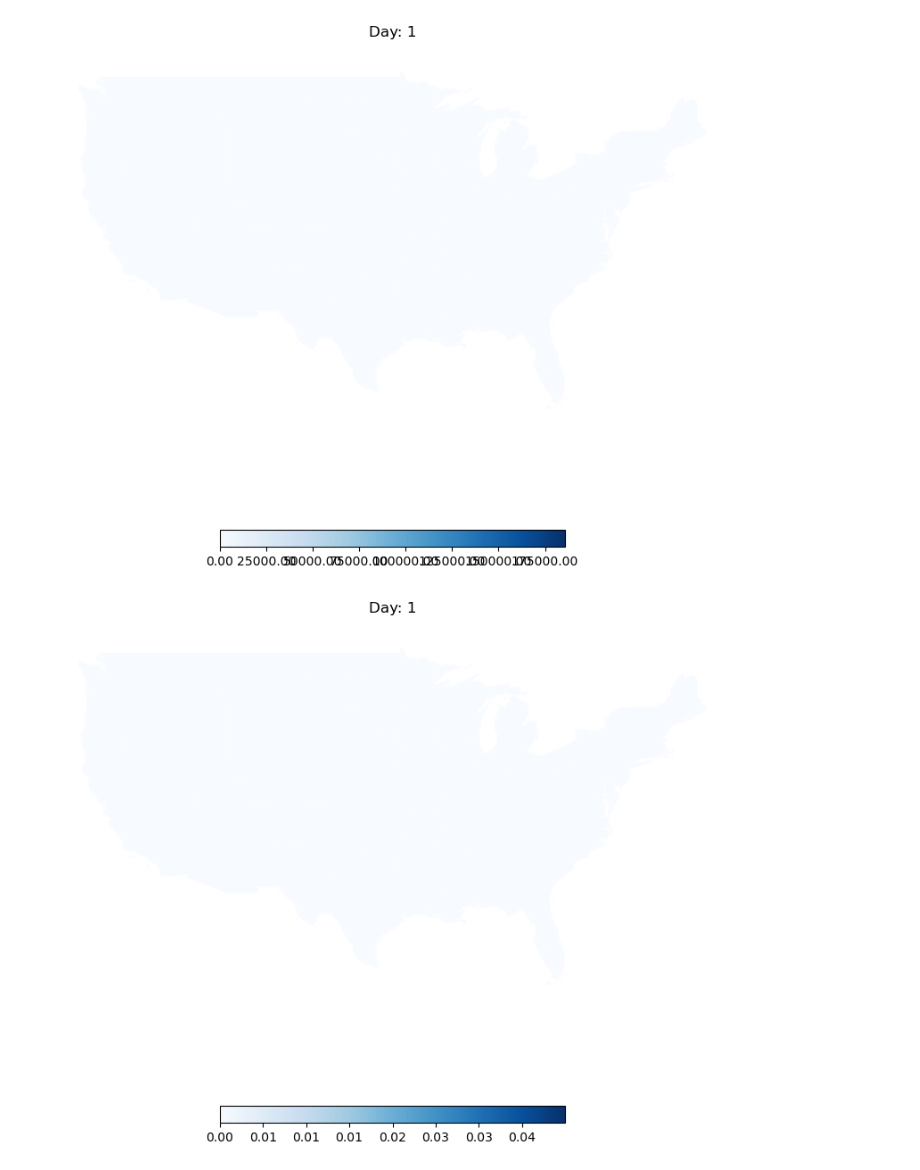
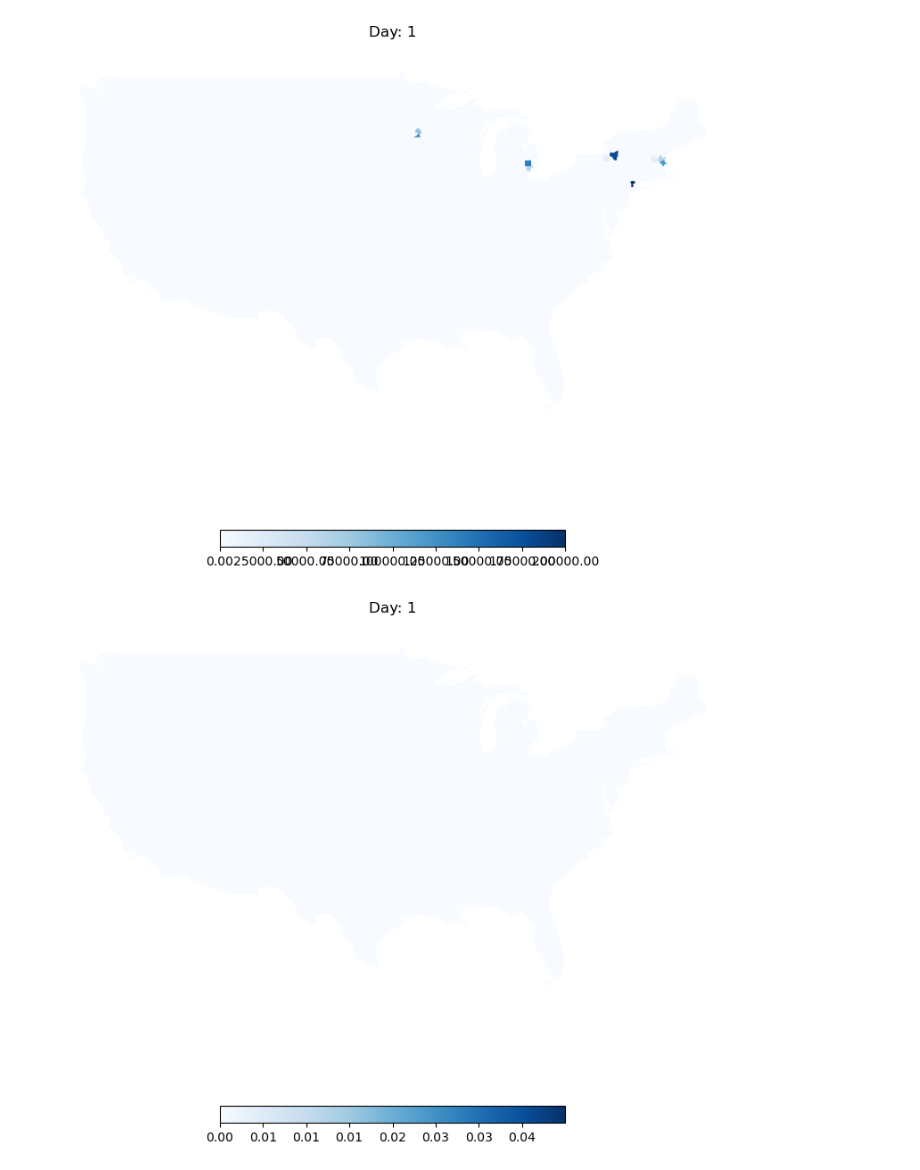
Before and after one commit to RuochenKong/Compartmental-Infectious-Disease-Simulation, a Jupyter notebook: simu_headless/viz_simu_results.ipynb, the cells around one changed output. Saved outputs shown, nothing was run; the diff lists cells and outputs as text; code cells hidden in the pictures.

```diff
--- a/simu_headless/viz_simu_results.ipynb
+++ b/simu_headless/viz_simu_results.ipynb
@@ -7,10 +7,10 @@ import geopandas as gpd
 # %%
 map_df = gpd.read_file('../src_data/us_county_mainland/us_county.shp')
 # %%
-simu_case_df = pd.read_csv('county_w_init_180/simu_3.csv')
-simu_case_df['GeoId'] = simu_case_df['cbg'].apply(lambda x: '%05d'%x)
+simu_case_df = pd.read_csv('../statistical_approach/test/simu_1_region_level.csv', dtype={'GeoId':str})
+simu_case_df['GeoId_county'] = simu_case_df['GeoId'].apply(lambda x: int(x[:5]))
 simu_case_df = simu_case_df.iloc[::-1].reset_index(drop=True)
-simu_case_df['total infected'] = simu_case_df['infectious'] + simu_case_df['recovered']
-simu_case_df['total percent infected'] = simu_case_df['total infected'] / (simu_case_df['total infected'] + simu_case_df['susceptible'])
-simu_case_df =  simu_case_df.sort_values(by = 'day', ascending=True)
+# simu_case_df['total infected'] = simu_case_df['Infectious'] + simu_case_df['Recovered']
+# simu_case_df['total percent infected'] = simu_case_df['total infected'] / (simu_case_df['total infected'] + simu_case_df['Susceptible'])
+simu_case_df =  simu_case_df.sort_values(by = 'Day', ascending=True)
 # %%
@@ -36,23 +52,26 @@ plot_day(180)
 # %%
 fig, ax = plt.subplots(figsize = (10,10))
 
-norm = plt.Normalize(vmin=0, vmax=simu_case_df['total infected'].max())
+norm = plt.Normalize(vmin=0, vmax=200000)
 sm = plt.cm.ScalarMappable(cmap='Blues', norm=norm)
 sm.set_array([])  # Only needed for adding the colorbar
 colorbar = fig.colorbar(sm, ax=ax, orientation='horizontal', shrink=0.5, format='%.2f')
 
 def animate(i):
     ax.clear()
-    plot_day_df = simu_case_df[simu_case_df['day'] == (i+1)]
-    plot_day_df = plot_day_df.drop_duplicates(subset=['cbg'])
-    prob_map_df = map_df.merge(plot_day_df, left_on='GEOID', right_on='GeoId', how = 'left').fillna(0)
+    plot_day_df = simu_case_df[simu_case_df['Day'] == i]
+    plot_day_df = plot_day_df.groupby('GeoId_county')[['Susceptible', 'Infectious', 'Recovered']].sum(['Susceptible', 'Infectious', 'Recovered']).reset_index()
+    plot_day_df['total infected'] = plot_day_df['Infectious'] + plot_day_df['Recovered']
+    plot_day_df['total percent infected'] = plot_day_df['total infected'] / (plot_day_df['total infected'] + plot_day_df['Susceptible'])
+    plot_day_df['GeoId_county'] = plot_day_df['GeoId_county'].apply(lambda x: '%05d'%x)
+    prob_map_df = map_df.merge(plot_day_df, left_on='GEOID', right_on='GeoId_county', how = 'left').fillna(0)
     prob_map_df.plot(column='total infected', cmap='Blues', ax = ax, linewidth = 0.1, legend=False)
     ax.axis('off')
     ax.annotate(f'Day: {i+1}', xy=(0.5, 1.05), xycoords='axes fraction', fontsize=12, ha='center')
-ani = animation.FuncAnimation(fig, animate, frames=180, repeat=False, interval=1000)
-ani.save('simu_case_cases.mp4', writer='ffmpeg', fps=2)
+ani = animation.FuncAnimation(fig, animate, frames=240, repeat=False, interval=1000)
+ani.save('simu_case_cases.mp4', writer='ffmpeg', fps=3)
 # %% [output]
-[figure, old version]
+[figure, new version]
 # %%
 fig, ax = plt.subplots(figsize = (10,10))
 
```
Also changed, not shown: parts of 3 cells of this notebook, 4 other files.
